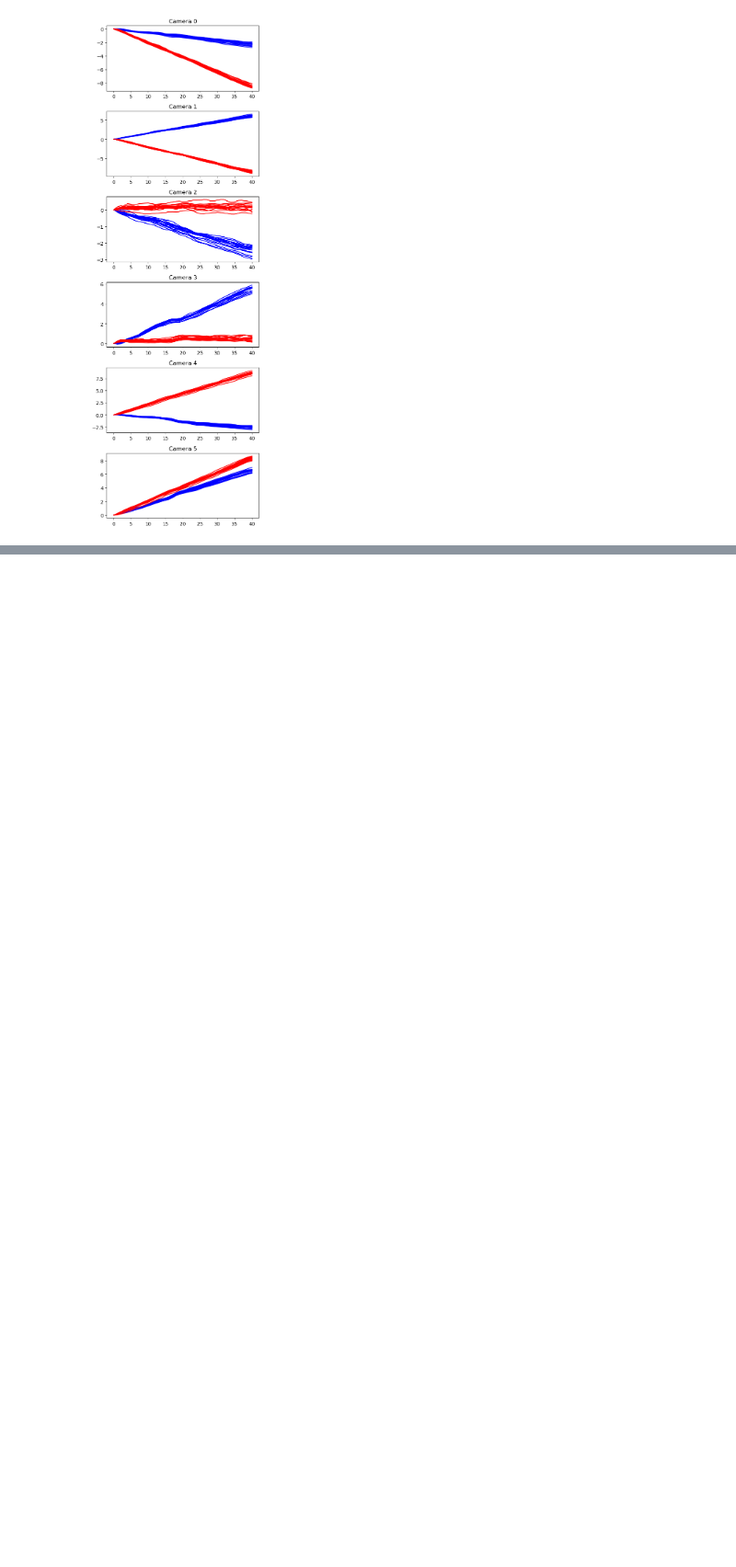
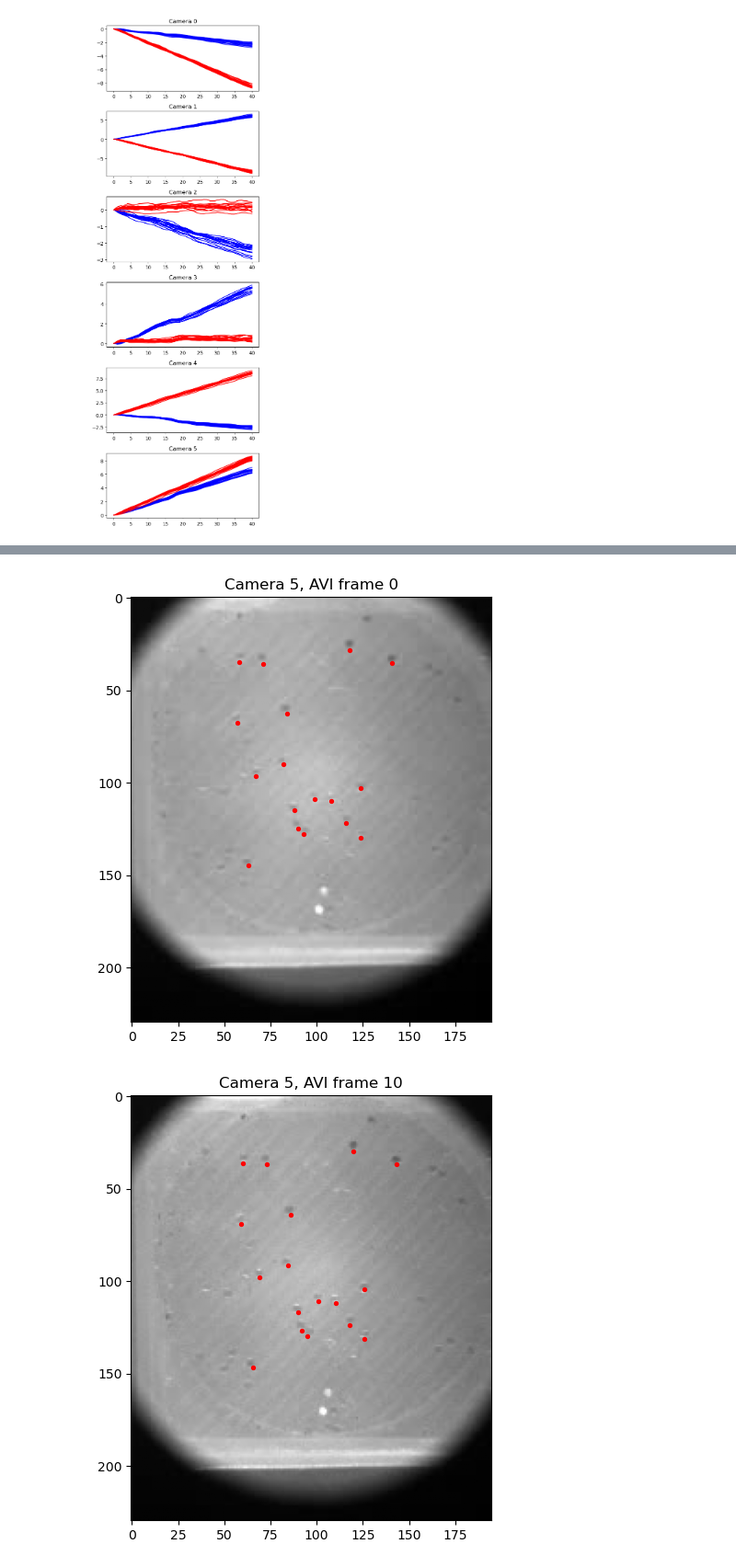
Before and after one commit to avaduri/HighSpeedFLFM_JumpingDisks, a Jupyter notebook: hsflfm/ResultsCheck.ipynb, the cells around one changed output, grey strips where cells are left out. Shown at 92% size. Saved outputs shown, nothing was run; the diff lists cells and outputs as text; code cells hidden in the pictures; blank space fills up the shorter version.

```diff
--- a/hsflfm/ResultsCheck.ipynb
+++ b/hsflfm/ResultsCheck.ipynb
@@ -129,0 +180,16 @@ plt.tight_layout()
+# %%
+frames = [0, 10, 20, 30, 40]
+
+for frame in frames:
+    image = videos[cam_num][frame]
+
+    locations = match_points[:, :2] + flow_cam[:, :, frame]
+
+    plt.figure(figsize=(6, 6))
+    plt.imshow(image, cmap="gray")
+    plt.scatter(locations[:, 1], locations[:, 0], s=8, c="r")
+    plt.title(f"Camera {cam_num}, AVI frame {frame}")
+    plt.show()
+# %% [output]
+[figure, added]
+[figure, added]
```
Also changed, not shown: parts of 15 cells of this notebook, 12 other files.
